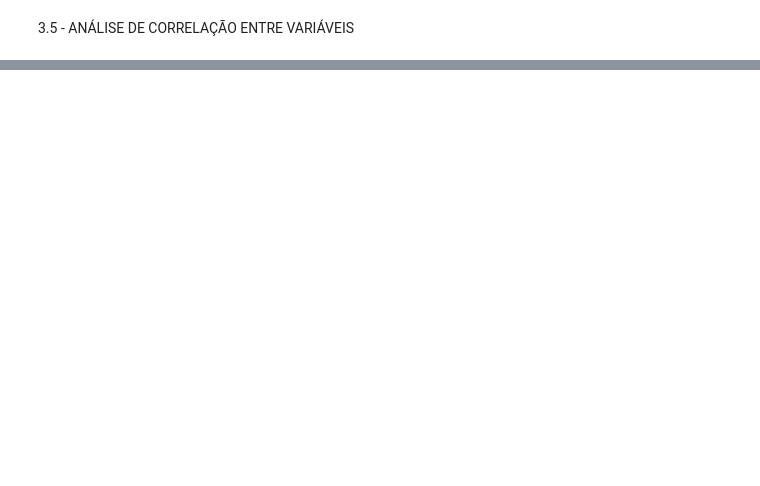
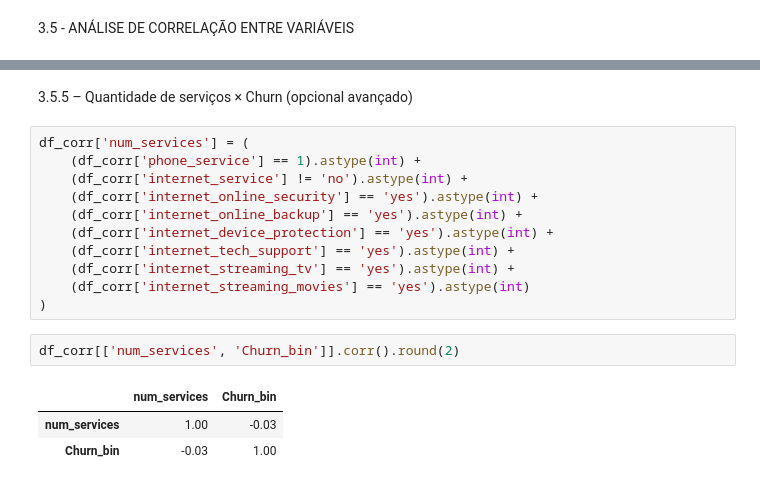
Before and after one commit to jcmaiolo/Challenge-churn-de-clientes, a Jupyter notebook: TelecomX_BR.ipynb, the cells around one changed output, grey strips where cells are left out. Drawn from its saved outputs; the diff is of its cells as text; blank space fills up the shorter version.

```diff
--- a/TelecomX_BR.ipynb
+++ b/TelecomX_BR.ipynb
@@ -642,0 +774,19 @@ VARIÁVEL: phone_multiple_lines
+# %% [markdown]
+3.5.5 – Quantidade de serviços × Churn (opcional avançado)
+# %%
+df_corr['num_services'] = (
+    (df_corr['phone_service'] == 1).astype(int) +
+    (df_corr['internet_service'] != 'no').astype(int) +
+    (df_corr['internet_online_security'] == 'yes').astype(int) +
+    (df_corr['internet_online_backup'] == 'yes').astype(int) +
+    (df_corr['internet_device_protection'] == 'yes').astype(int) +
+    (df_corr['internet_tech_support'] == 'yes').astype(int) +
+    (df_corr['internet_streaming_tv'] == 'yes').astype(int) +
+    (df_corr['internet_streaming_movies'] == 'yes').astype(int)
+)
+# %%
+df_corr[['num_services', 'Churn_bin']].corr().round(2)
+# %% [output]
+|  | num_services | Churn_bin |
+| num_services | 1.00 | -0.03 |
+| Churn_bin | -0.03 | 1.00 |
```
Also changed, not shown: parts of 16 cells of this notebook.
